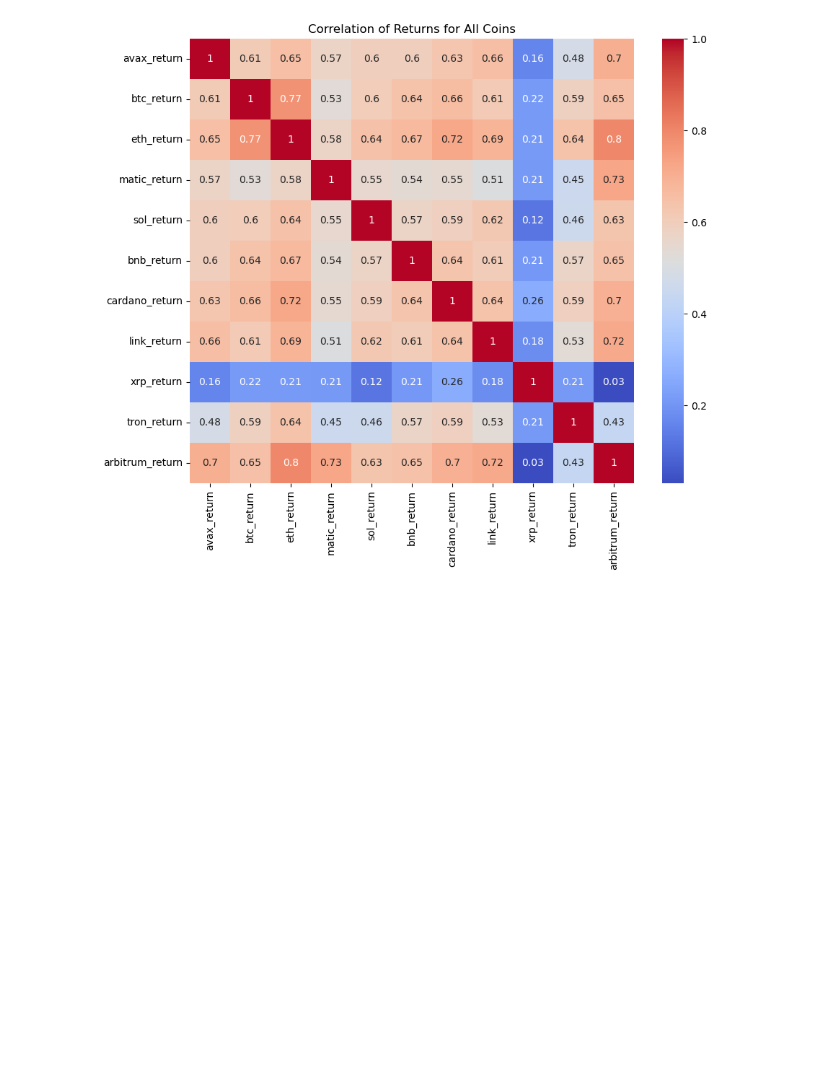
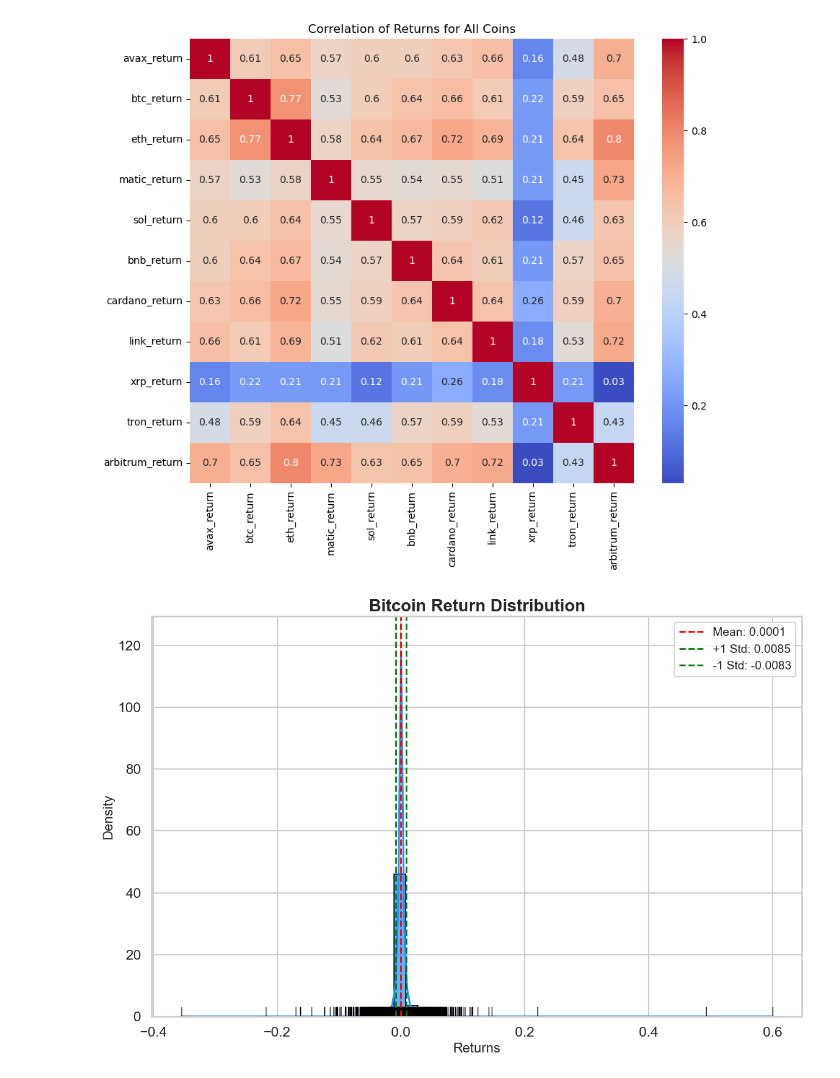
Before and after one commit to Kunj121/QTSFinalProject, a Jupyter notebook: Graph_Analysis/Graph_Analysis.ipynb, the cells around one changed output. Saved outputs shown, nothing was run; the diff lists cells and outputs as text; code cells hidden in the pictures; blank space fills up the shorter version.

Commit message:
graphs

```diff
--- a/Graph_Analysis/Graph_Analysis.ipynb
+++ b/Graph_Analysis/Graph_Analysis.ipynb
@@ -146,0 +258,4 @@ plot_return_correlations(all_returns_df, title='Correlation of Returns for All C
+# %%
+fancy_return_histogram(all_returns_df, "btc_return", title="Bitcoin Return Distribution")
+# %% [output]
+[figure, added]
```
Also changed, not shown: parts of 5 cells of this notebook.
